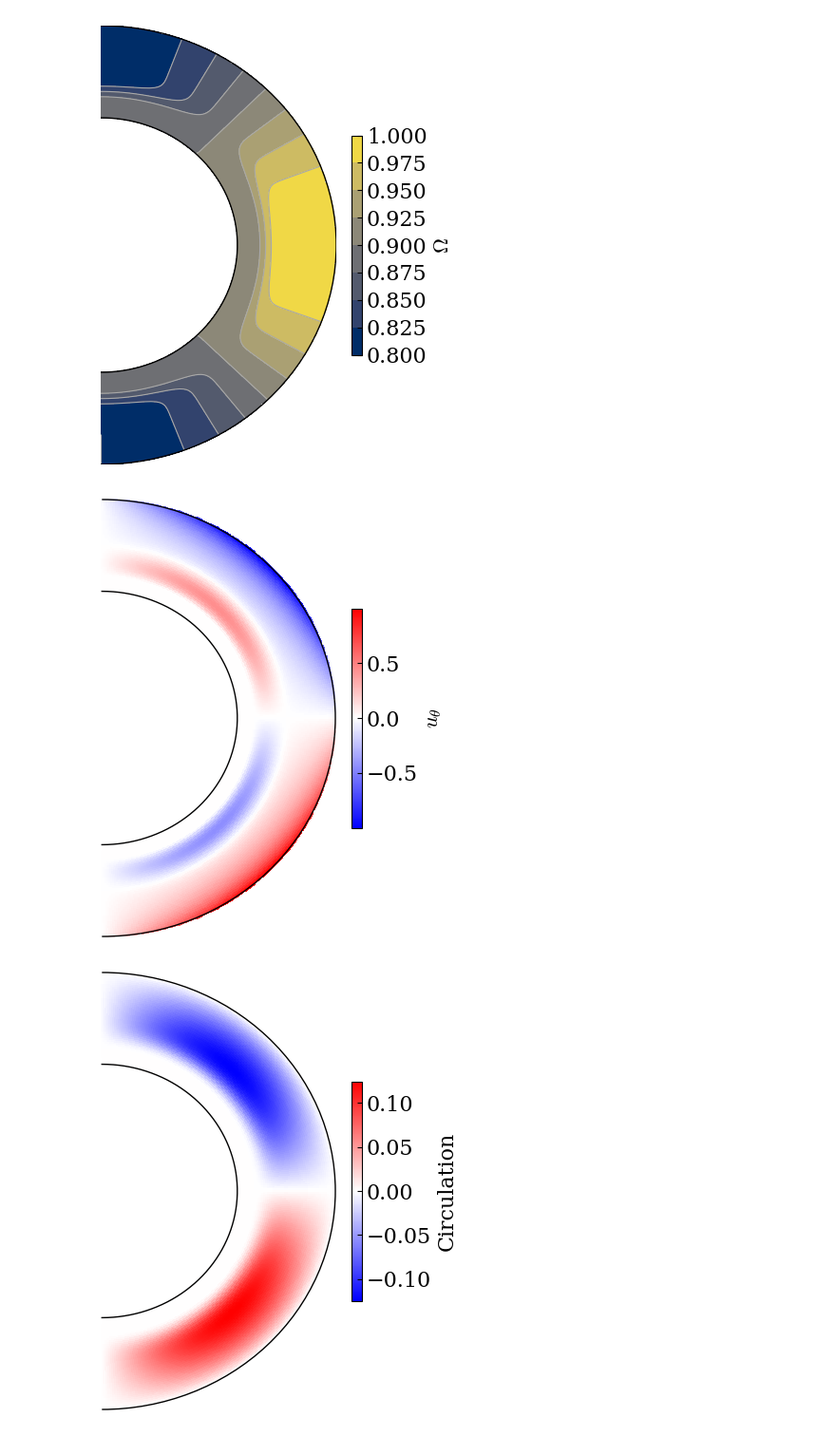
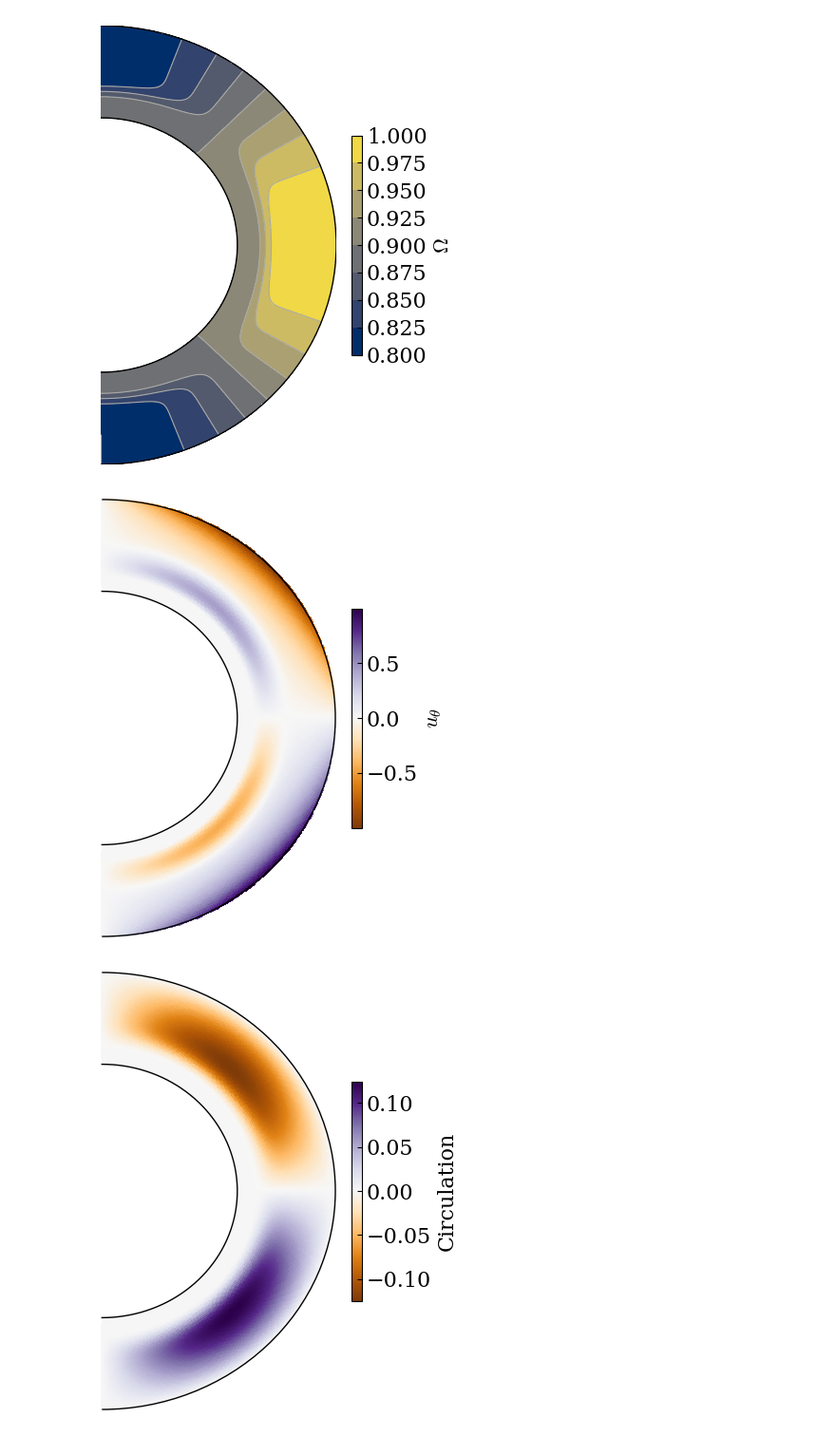
Before and after one commit to sybreton/CTDYN, a Jupyter notebook: notebooks/quickstart.ipynb, the cells around one changed output. Shown: that part at 95% size. Saved outputs shown, nothing was run; the diff lists cells and outputs as text; code cells hidden in the pictures.

```diff
--- a/notebooks/quickstart.ipynb
+++ b/notebooks/quickstart.ipynb
@@ -80,16 +80,16 @@ fig = dyn.plot_meridional_map (r, theta, mesh,
 filename = "{}/utheta.dat".format (dir_out)
 r, theta, mesh = dyn.read_field_map (filename)
 fig = dyn.plot_meridional_map (r, theta, mesh,
-                               label=r"$u_\theta$", cmap="bwr",
+                               label=r"$u_\theta$", cmap="PuOr",
                                mode="pcolormesh", contour=False)
 # %% [output]
-[figure, old version]
+[figure, new version]
 # %%
 filename = "{}/stream.dat".format (dir_out)
 r, theta, mesh = dyn.read_field_map (filename)
 fig = dyn.plot_meridional_map (r, theta, mesh,
-                               label=r"Circulation", cmap="bwr",
+                               label=r"Circulation", cmap="PuOr",
                                mode="pcolormesh", contour=False)
 # %% [output]
-[figure, old version]
+[figure, new version]
 # %%
```
Also changed, not shown: parts of 5 cells of this notebook.
